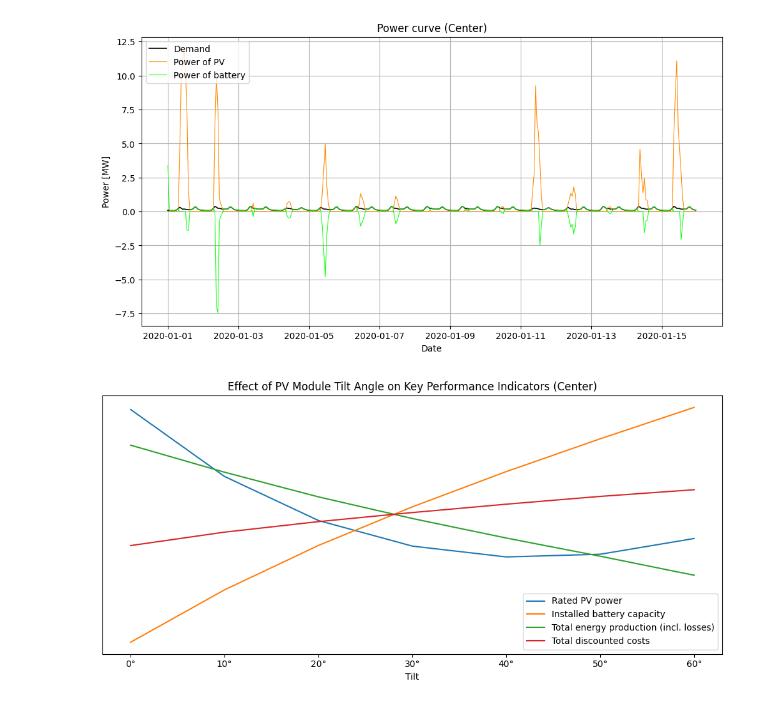
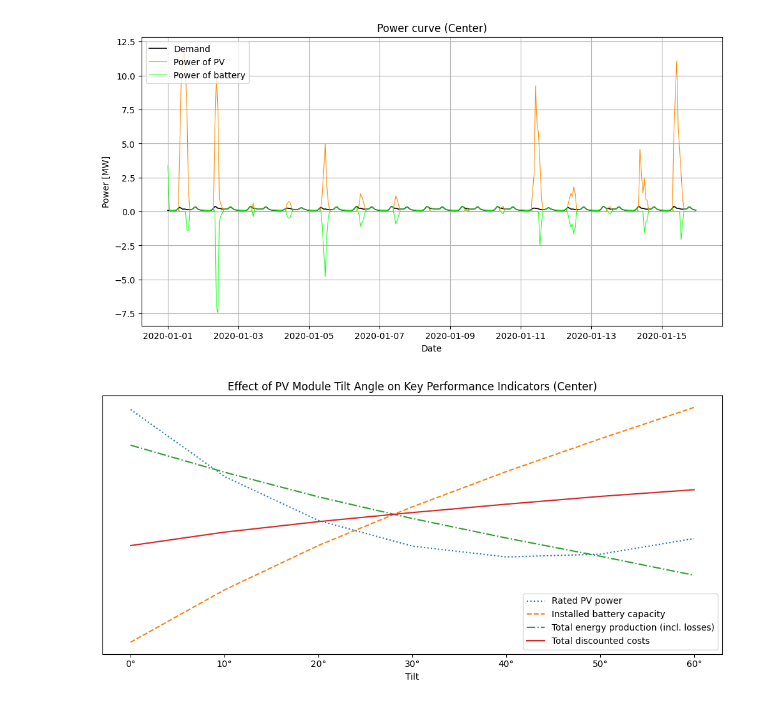
Before and after one commit to Lakim17/SERTS, a Jupyter notebook: pv_batt_opt.ipynb, the cells around one changed output. Drawn from its saved outputs; the diff is of its cells as text; code cells hidden in the pictures.

```diff
--- a/pv_batt_opt.ipynb
+++ b/pv_batt_opt.ipynb
@@ -601,29 +601,29 @@ plt.show()
 # %%
 # -- visualization of the result overview for different tilt angles
 if list(df_results_overview.columns) == list_str_tilt:
     y_pv = df_results_overview.loc["Rated power PV [MW]", :] / df_results_overview.loc["Rated power PV [MW]", :].mean()
     y_bat = df_results_overview.loc["Capacity battery [MWh]", :] / df_results_overview.loc["Capacity battery [MWh]", :].mean()
     y_energy = (
         (df_results_overview.loc["Total demand [GWh]", :] + df_results_overview.loc["Total unused energy (loss) [GWh]", :])
         / (df_results_overview.loc["Total demand [GWh]", :] + df_results_overview.loc["Total unused energy (loss) [GWh]", :]).mean()
     )
     y_cost = df_results_overview.loc["Total discounted costs [Million €]", :] / df_results_overview.loc["Total discounted costs [Million €]", :].mean()
 
     plt.figure(figsize=(10,5))
 
-    plt.plot(y_pv, label="Rated PV power")
-    plt.plot(y_bat, label="Installed battery capacity")
-    plt.plot(y_energy, label="Total energy production (incl. losses)")
+    plt.plot(y_pv, label="Rated PV power", linestyle=":")
+    plt.plot(y_bat, label="Installed battery capacity", linestyle="--")
+    plt.plot(y_energy, label="Total energy production (incl. losses)", linestyle="-.")
     plt.plot(y_cost, label="Total discounted costs")
 
     plt.xlabel("Tilt")
     plt.title(f"Effect of PV Module Tilt Angle on Key Performance Indicators ({list_str_location[i_location]})")
     plt.yticks([])
 
     plt.legend()
     plt.tight_layout()
 
     plt.savefig("z_figures/Effect_of_PV_Module_Tilt_Angle_on_Key_Performance_Indicators.png")
     plt.show()
 # %% [output]
-[figure, old version]
+[figure, new version]
```
Also changed, not shown: 1 other file.
